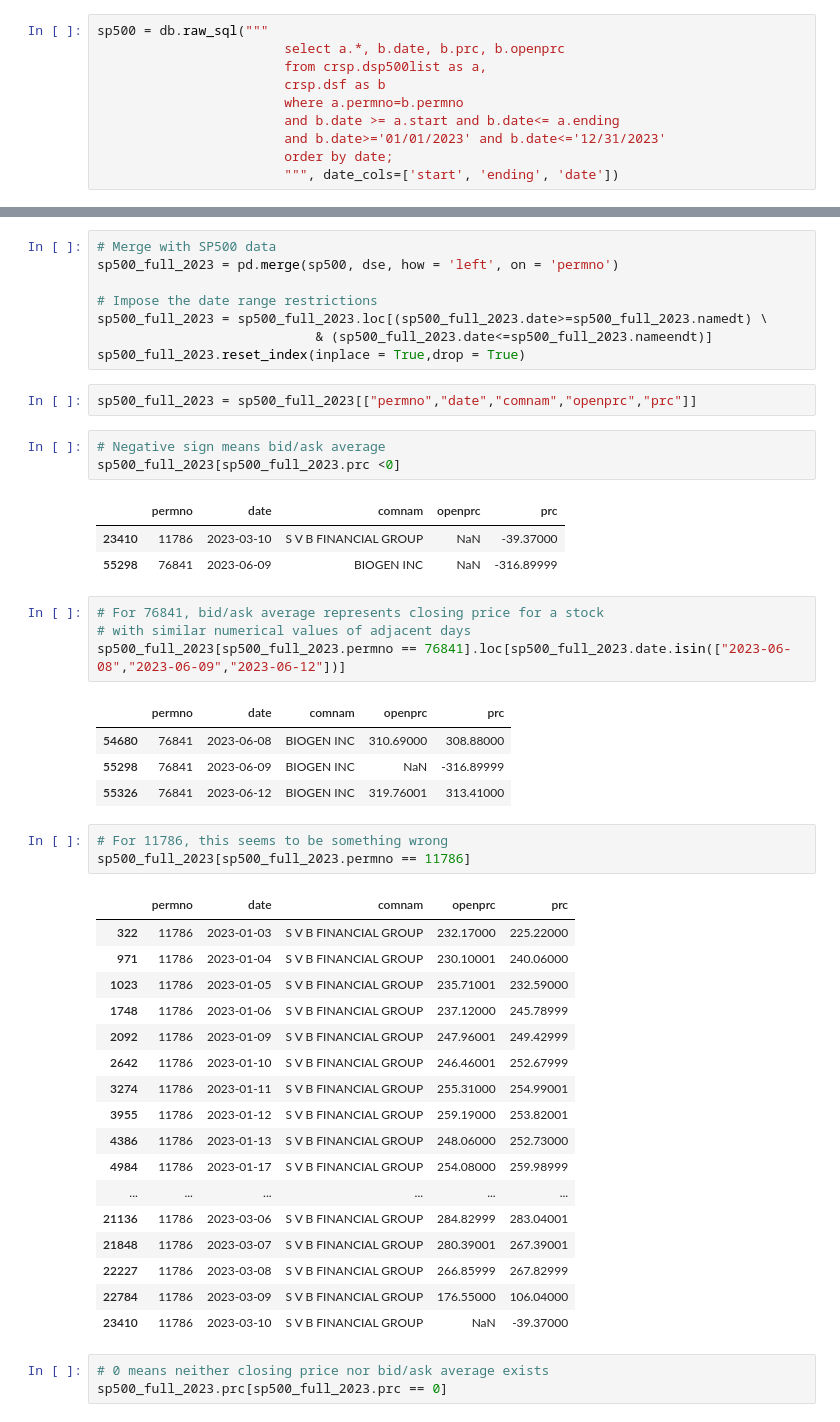
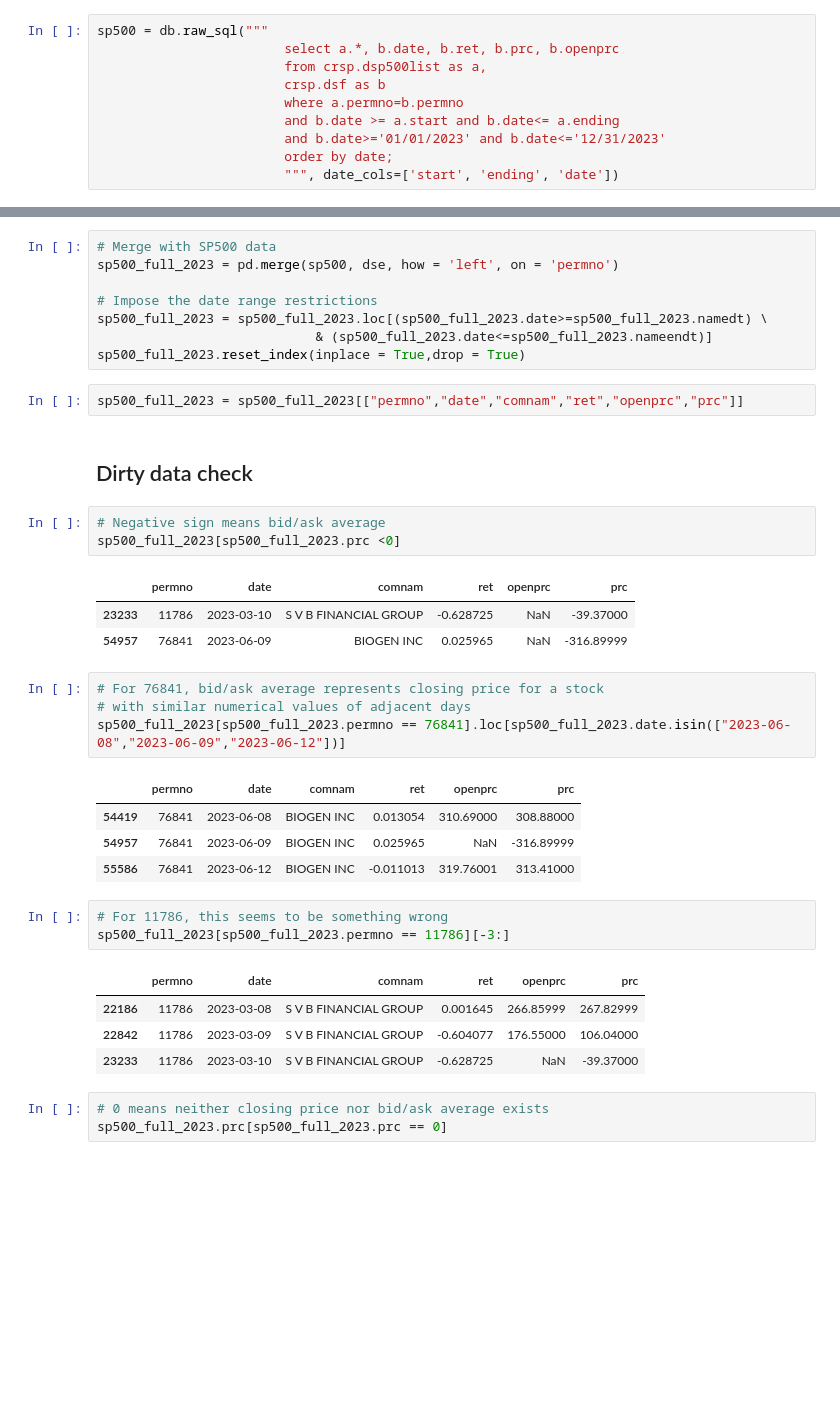
Before and after one commit to Connorwz/Topic-Modeling-in-Finance, a Jupyter notebook: Data collection and preprocessing.ipynb, the cells around one changed output, grey strips where cells are left out. Cells and saved outputs as stored; diff of their text form; blank space fills up the shorter version.

```diff
--- a/Data collection and preprocessing.ipynb
+++ b/Data collection and preprocessing.ipynb
@@ -12,6 +16,6 @@ Done
 # %%
 sp500 = db.raw_sql("""
-                        select a.*, b.date, b.prc, b.openprc
+                        select a.*, b.date, b.ret, b.prc, b.openprc
                         from crsp.dsp500list as a,
                         crsp.dsf as b
                         where a.permno=b.permno
@@ -36,44 +40,33 @@ sp500_full_2023 = sp500_full_2023.loc[(sp500_full_2023.date>=sp500_full_2023.nam
                             & (sp500_full_2023.date<=sp500_full_2023.nameendt)]
 sp500_full_2023.reset_index(inplace = True,drop = True)
 # %%
-sp500_full_2023 = sp500_full_2023[["permno","date","comnam","openprc","prc"]]
+sp500_full_2023 = sp500_full_2023[["permno","date","comnam","ret","openprc","prc"]]
+# %% [markdown]
+## Dirty data check
 # %%
 # Negative sign means bid/ask average
 sp500_full_2023[sp500_full_2023.prc <0]
 # %% [output]
-|  | permno | date | comnam | openprc | prc |
-| 23410 | 11786 | 2023-03-10 | S V B FINANCIAL GROUP | NaN | -39.37000 |
-| 55298 | 76841 | 2023-06-09 | BIOGEN INC | NaN | -316.89999 |
+|  | permno | date | comnam | ret | openprc | prc |
+| 23233 | 11786 | 2023-03-10 | S V B FINANCIAL GROUP | -0.628725 | NaN | -39.37000 |
+| 54957 | 76841 | 2023-06-09 | BIOGEN INC | 0.025965 | NaN | -316.89999 |
 # %%
 # For 76841, bid/ask average represents closing price for a stock
 # with similar numerical values of adjacent days
 sp500_full_2023[sp500_full_2023.permno == 76841].loc[sp500_full_2023.date.isin(["2023-06-08","2023-06-09","2023-06-12"])]
 # %% [output]
-|  | permno | date | comnam | openprc | prc |
-| 54680 | 76841 | 2023-06-08 | BIOGEN INC | 310.69000 | 308.88000 |
-| 55298 | 76841 | 2023-06-09 | BIOGEN INC | NaN | -316.89999 |
-| 55326 | 76841 | 2023-06-12 | BIOGEN INC | 319.76001 | 313.41000 |
+|  | permno | date | comnam | ret | openprc | prc |
+| 54419 | 76841 | 2023-06-08 | BIOGEN INC | 0.013054 | 310.69000 | 308.88000 |
+| 54957 | 76841 | 2023-06-09 | BIOGEN INC | 0.025965 | NaN | -316.89999 |
+| 55586 | 76841 | 2023-06-12 | BIOGEN INC | -0.011013 | 319.76001 | 313.41000 |
 # %%
 # For 11786, this seems to be something wrong
-sp500_full_2023[sp500_full_2023.permno == 11786]
+sp500_full_2023[sp500_full_2023.permno == 11786][-3:]
 # %% [output]
-|  | permno | date | comnam | openprc | prc |
-| 322 | 11786 | 2023-01-03 | S V B FINANCIAL GROUP | 232.17000 | 225.22000 |
-| 971 | 11786 | 2023-01-04 | S V B FINANCIAL GROUP | 230.10001 | 240.06000 |
-| 1023 | 11786 | 2023-01-05 | S V B FINANCIAL GROUP | 235.71001 | 232.59000 |
-| 1748 | 11786 | 2023-01-06 | S V B FINANCIAL GROUP | 237.12000 | 245.78999 |
-| 2092 | 11786 | 2023-01-09 | S V B FINANCIAL GROUP | 247.96001 | 249.42999 |
-| 2642 | 11786 | 2023-01-10 | S V B FINANCIAL GROUP | 246.46001 | 252.67999 |
-| 3274 | 11786 | 2023-01-11 | S V B FINANCIAL GROUP | 255.31000 | 254.99001 |
-| 3955 | 11786 | 2023-01-12 | S V B FINANCIAL GROUP | 259.19000 | 253.82001 |
-| 4386 | 11786 | 2023-01-13 | S V B FINANCIAL GROUP | 248.06000 | 252.73000 |
-| 4984 | 11786 | 2023-01-17 | S V B FINANCIAL GROUP | 254.08000 | 259.98999 |
-| ... | ... | ... | ... | ... | ... |
-| 21136 | 11786 | 2023-03-06 | S V B FINANCIAL GROUP | 284.82999 | 283.04001 |
-| 21848 | 11786 | 2023-03-07 | S V B FINANCIAL GROUP | 280.39001 | 267.39001 |
-| 22227 | 11786 | 2023-03-08 | S V B FINANCIAL GROUP | 266.85999 | 267.82999 |
-| 22784 | 11786 | 2023-03-09 | S V B FINANCIAL GROUP | 176.55000 | 106.04000 |
-| 23410 | 11786 | 2023-03-10 | S V B FINANCIAL GROUP | NaN | -39.37000 |
+|  | permno | date | comnam | ret | openprc | prc |
+| 22186 | 11786 | 2023-03-08 | S V B FINANCIAL GROUP | 0.001645 | 266.85999 | 267.82999 |
+| 22842 | 11786 | 2023-03-09 | S V B FINANCIAL GROUP | -0.604077 | 176.55000 | 106.04000 |
+| 23233 | 11786 | 2023-03-10 | S V B FINANCIAL GROUP | -0.628725 | NaN | -39.37000 |
 # %%
 # 0 means neither closing price nor bid/ask average exists
 sp500_full_2023.prc[sp500_full_2023.prc == 0]
```
Also changed, not shown: parts of 48 cells of this notebook.
